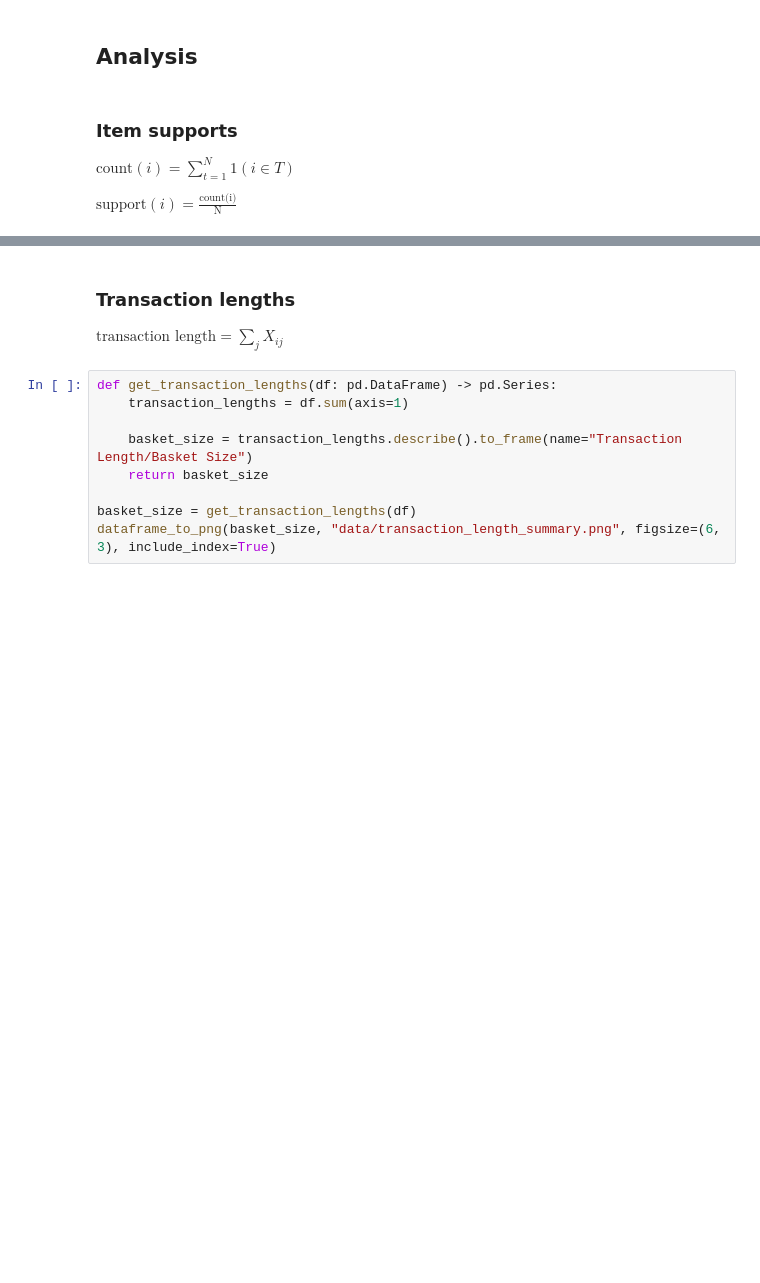
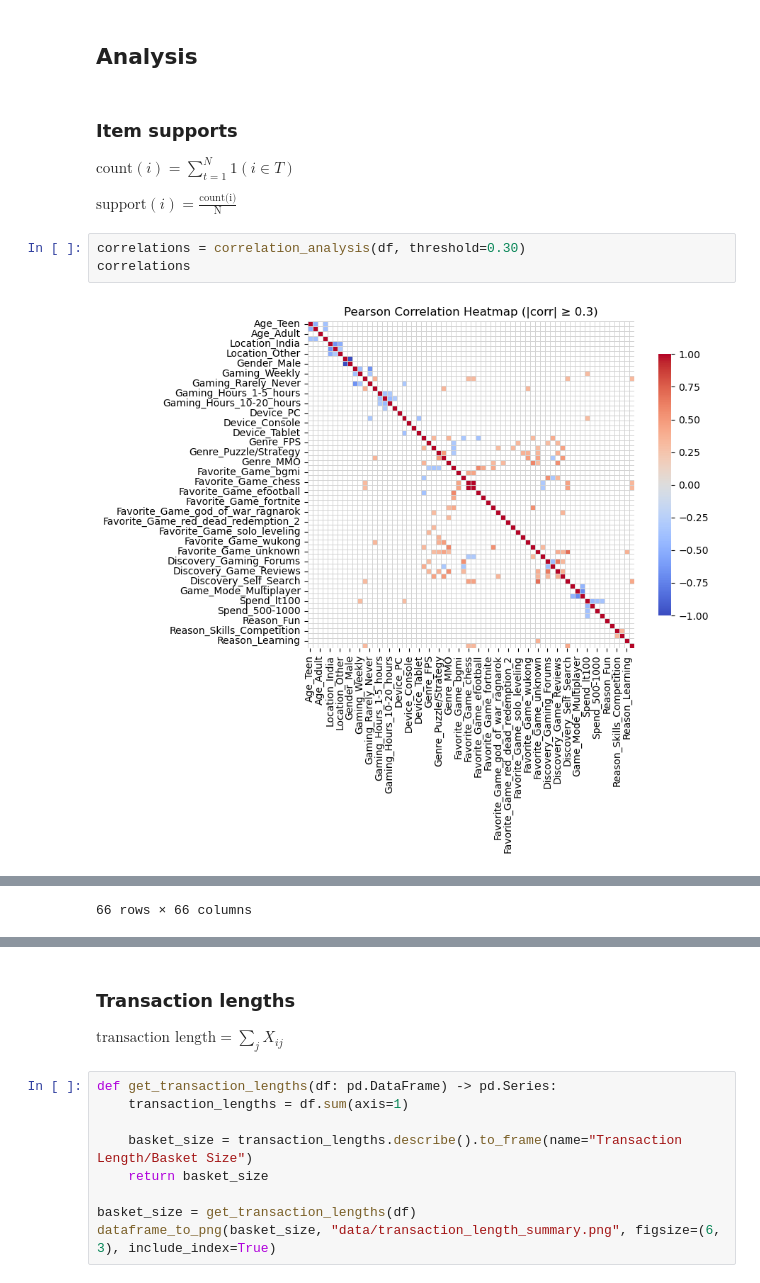
Before and after one commit to RazielLluch/CSC172-AssociationMining-Lluch, a Jupyter notebook: data_analysis.ipynb, the cells around one changed output, grey strips where cells are left out. Cells and saved outputs as stored; diff of their text form; blank space fills up the shorter version.

```diff
--- a/data_analysis.ipynb
+++ b/data_analysis.ipynb
@@ -105,3 +219,8 @@ Sample transactions:
 $ \text{count}(i) = \sum _{t=1}^N 1(i \in T) $
 
 $ \text{support}(i) = \frac{\text{count(i)}}{\text{N}} $
+# %%
+correlations = correlation_analysis(df, threshold=0.30)
+correlations
+# %% [output]
+[figure, added]
@@ -107,0 +239 @@ $ \text{support}(i) = \frac{\text{count(i)}}{\text{N}} $
+66 rows × 66 columns
```
Also changed, not shown: parts of 25 cells of this notebook, 5 other files.
